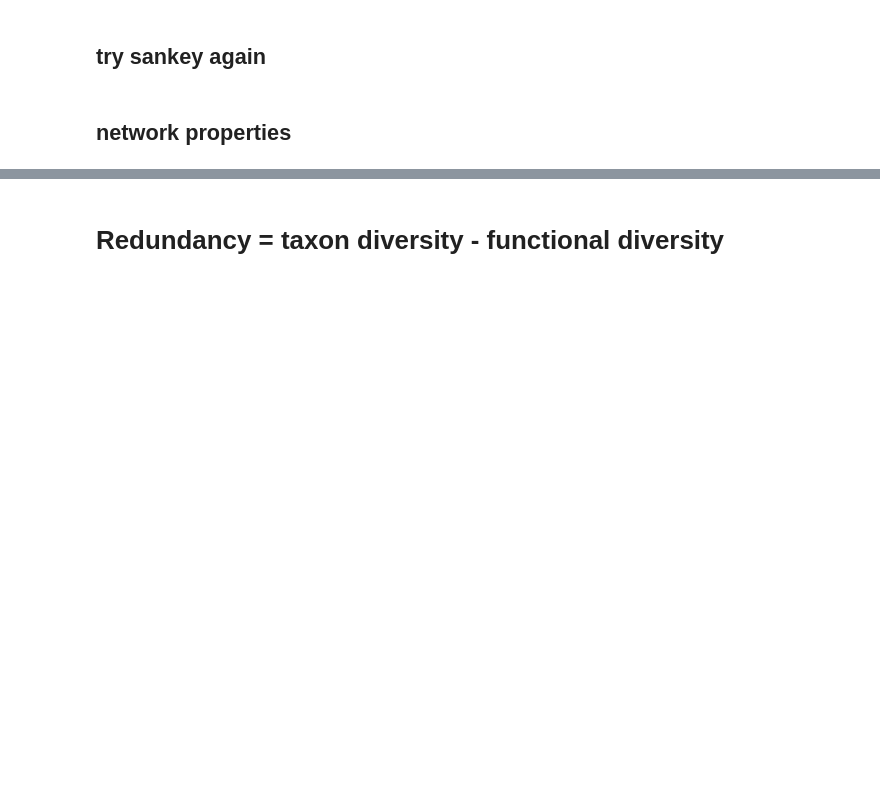
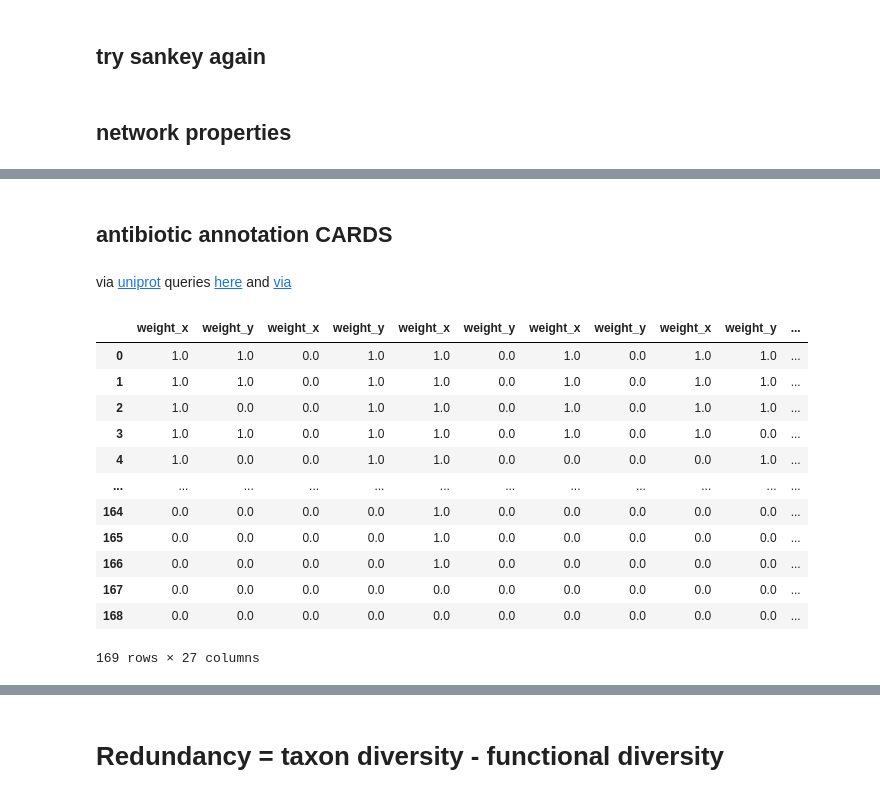
Before and after one commit to dcolinmorgan/gcn, a Jupyter notebook: gcn.ipynb, the cells around one changed output, grey strips where cells are left out. Drawn from its saved outputs; the diff is of its cells as text; code cells hidden in the pictures; blank space fills up the shorter version.

```diff
--- a/gcn.ipynb
+++ b/gcn.ipynb
@@ -1068,0 +1020,64 @@ graphs = load_list_of_dicts('data/gcn/NX_Emore_ARG.pkl')
+# %% [markdown]
+## antibiotic annotation CARDS
+# %% [markdown]
+via [uniprot](https://www.uniprot.org/uploadlists/) queries [here](https://www.uniprot.org/uniprot/?query=yourlist:M20220503F248CABF64506F29A91F8037F07B67D14C0F834&sort=yourlist:M20220503F248CABF64506F29A91F8037F07B67D14C0F834&columns=yourlist(M20220503F248CABF64506F29A91F8037F07B67D14C0F834),id,entry%20name,reviewed,protein%20names,genes,organism,length)
+and [via](https://www.uniprot.org/uniprot/?query=yourlist:M20220503A084FC58F6BBA219896F365D15F2EB444BBF42C&sort=yourlist:M20220503A084FC58F6BBA219896F365D15F2EB444BBF42C&columns=yourlist(M20220503A084FC58F6BBA219896F365D15F2EB444BBF42C),id,entry%20name,reviewed,protein%20names,genes,organism,length)
+# %%
+uni_conv=pd.read_csv('run/gcn/CLA_uniref_conv_full.txt',sep='\t')
+# card=pd.read_csv('run/gcn/card_out/aro_index.tsv',sep='\t')
+# card['Protein Accession'].to_csv('card_prot.txt',sep='\t')
+card=pd.read_csv('run/gcn/card_prot_conv.txt',sep='\t')
+
+
+def card_net(OTHER_00ST,uni_conv,card):
+    bb=pd.DataFrame(columns=['source','target'])
+    for i,ii in enumerate(OTHER_00ST):
+        cc=nx.to_pandas_edgelist(OTHER_00ST[i])
+        cc['weight']=1
+        bb=bb.merge(cc,how='outer',right_on=['source','target'],left_on=['source','target'])
+    bb.fillna(0)
+    # aa=pd.DataFrame(bb.set_index(['source','target']).fillna(0).mean(axis=1))
+    # ee=aa
+    bb.reset_index(inplace=True)
+    cc=bb.loc[:,bb.columns.str.contains('weight')]
+    cc=1-(np.sum(cc,axis=0)/len(cc))
+
+    bb['target']=bb['target'].str.split('_').str[1]#.to_csv('CLA_uniref.txt',sep='\t')
+    bb=bb.merge(uni_conv,left_on='target',right_on='Entry')
+    bb=bb.merge(card,on='Entry name')#[['source','target',0]]
+    bb.fillna(0,inplace=True)
+    ee=bb.loc[:,bb.columns.str.contains('weight')]
+    dd=1-(np.sum(ee,axis=0)/len(ee))
+    return bb,cc,dd
+# %%
+
+OTHER__00ST,OTHER__00ST_full,OTHER__00ST_card=card_net(OTHER_00ST,uni_conv,card)
+OTHER__01ST,OTHER__01ST_full,OTHER__01ST_card=card_net(OTHER_01ST,uni_conv,card)
+OTHER__02ST,OTHER__02ST_full,OTHER__02ST_card=card_net(OTHER_02ST,uni_conv,card)
+
+CLA__00ST,CLA__00ST_full,CLA__00ST_card=card_net(CLA_00ST,uni_conv,card)
+CLA__01ST,CLA__01ST_full,CLA__01ST_card=card_net(CLA_01ST,uni_conv,card)
+CLA__02ST,CLA__02ST_full,CLA__02ST_card=card_net(CLA_02ST,uni_conv,card)
+
+LEVO__00ST,LEVO__00ST_full,LEVO__00ST_card=card_net(LEVO_00ST,uni_conv,card)
+LEVO__01ST,LEVO__01ST_full,LEVO__01ST_card=card_net(LEVO_01ST,uni_conv,card)
+LEVO__02ST,LEVO__02ST_full,LEVO__02ST_card=card_net(LEVO_02ST,uni_conv,card)
+# %%
+C_00=CLA__00ST.loc[:,CLA__00ST.columns.str.contains('weight')]
+C_00[['source','target']]=CLA__00ST[['Organism_x','Gene names_x']]
+# O_00.set_index(['source','target'],inplace=True)
+C_00
+# %% [output]
+|  | weight_x | weight_y | weight_x | weight_y | weight_x | weight_y | weight_x | weight_y | weight_x | weight_y | ... |
+| 0 | 1.0 | 1.0 | 0.0 | 1.0 | 1.0 | 0.0 | 1.0 | 0.0 | 1.0 | 1.0 | ... |
+| 1 | 1.0 | 1.0 | 0.0 | 1.0 | 1.0 | 0.0 | 1.0 | 0.0 | 1.0 | 1.0 | ... |
+| 2 | 1.0 | 0.0 | 0.0 | 1.0 | 1.0 | 0.0 | 1.0 | 0.0 | 1.0 | 1.0 | ... |
+| 3 | 1.0 | 1.0 | 0.0 | 1.0 | 1.0 | 0.0 | 1.0 | 0.0 | 1.0 | 0.0 | ... |
+| 4 | 1.0 | 0.0 | 0.0 | 1.0 | 1.0 | 0.0 | 0.0 | 0.0 | 0.0 | 1.0 | ... |
+| ... | ... | ... | ... | ... | ... | ... | ... | ... | ... | ... | ... |
+| 164 | 0.0 | 0.0 | 0.0 | 0.0 | 1.0 | 0.0 | 0.0 | 0.0 | 0.0 | 0.0 | ... |
+| 165 | 0.0 | 0.0 | 0.0 | 0.0 | 1.0 | 0.0 | 0.0 | 0.0 | 0.0 | 0.0 | ... |
+| 166 | 0.0 | 0.0 | 0.0 | 0.0 | 1.0 | 0.0 | 0.0 | 0.0 | 0.0 | 0.0 | ... |
+| 167 | 0.0 | 0.0 | 0.0 | 0.0 | 0.0 | 0.0 | 0.0 | 0.0 | 0.0 | 0.0 | ... |
+| 168 | 0.0 | 0.0 | 0.0 | 0.0 | 0.0 | 0.0 | 0.0 | 0.0 | 0.0 | 0.0 | ... |
+169 rows × 27 columns
```
Also changed, not shown: parts of 164 cells of this notebook, 6 other files.
